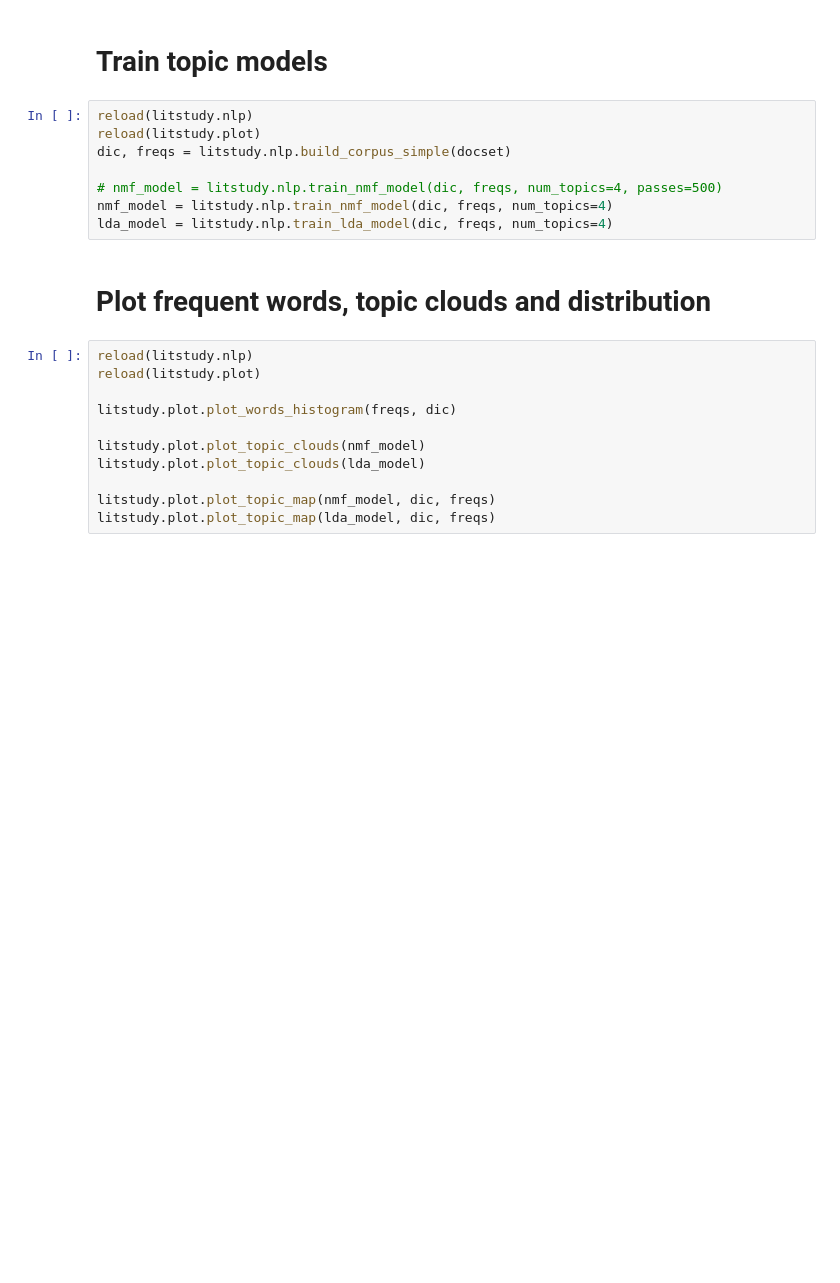
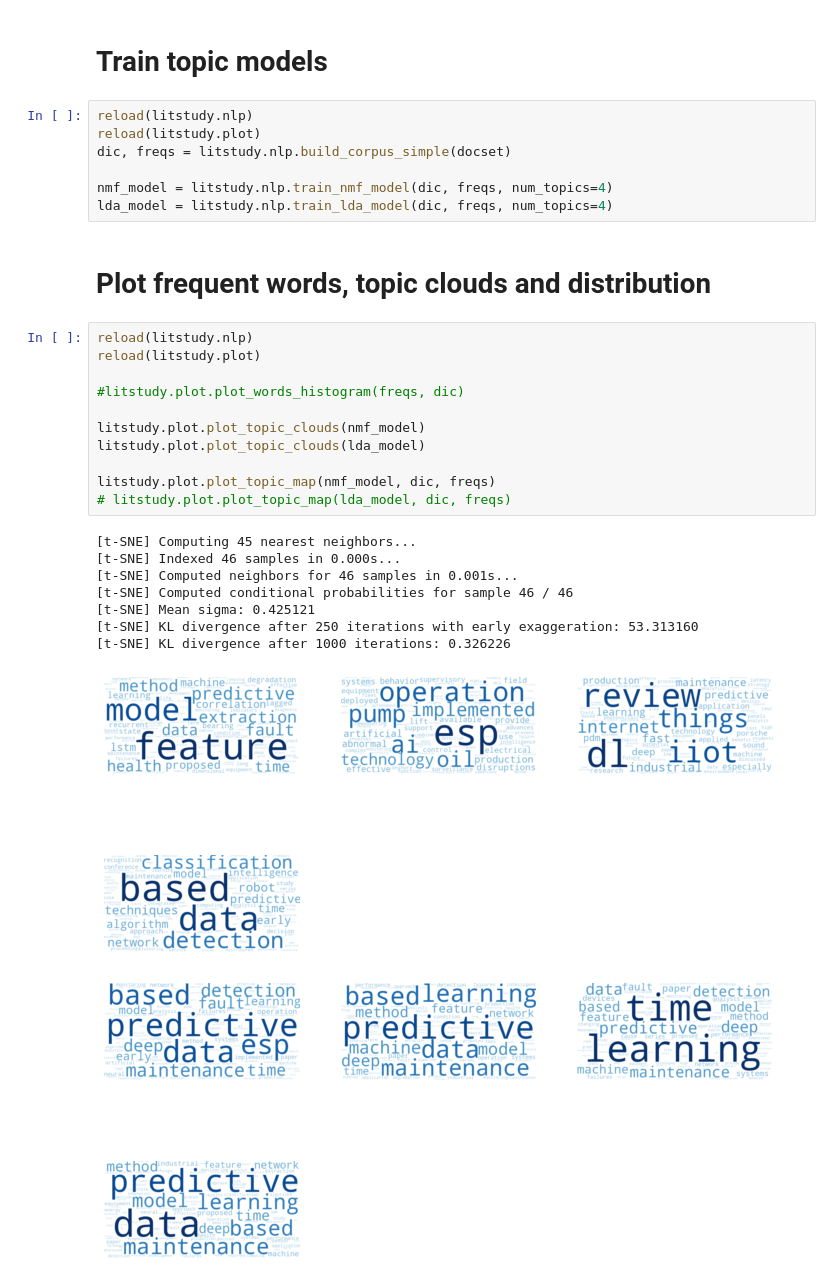
Before and after one commit to NLeSC/litstudy, a Jupyter notebook: literature_analysis.ipynb, the cells around one changed output. Cells and saved outputs as stored; diff of their text form; blank space fills up the shorter version.

Commit message:
Polished  plots

```diff
--- a/literature_analysis.ipynb
+++ b/literature_analysis.ipynb
@@ -50,7 +61,6 @@ reload(litstudy.nlp)
 reload(litstudy.plot)
 dic, freqs = litstudy.nlp.build_corpus_simple(docset)
 
-# nmf_model = litstudy.nlp.train_nmf_model(dic, freqs, num_topics=4, passes=500)
 nmf_model = litstudy.nlp.train_nmf_model(dic, freqs, num_topics=4)
 lda_model = litstudy.nlp.train_lda_model(dic, freqs, num_topics=4)
 # %% [markdown]
@@ -58,11 +68,21 @@ lda_model = litstudy.nlp.train_lda_model(dic, freqs, num_topics=4)
 # %%
 reload(litstudy.nlp)
 reload(litstudy.plot)
 
-litstudy.plot.plot_words_histogram(freqs, dic)
+#litstudy.plot.plot_words_histogram(freqs, dic)
 
 litstudy.plot.plot_topic_clouds(nmf_model)
 litstudy.plot.plot_topic_clouds(lda_model)
 
 litstudy.plot.plot_topic_map(nmf_model, dic, freqs)
-litstudy.plot.plot_topic_map(lda_model, dic, freqs)
+# litstudy.plot.plot_topic_map(lda_model, dic, freqs)
+# %% [output]
+[t-SNE] Computing 45 nearest neighbors...
+[t-SNE] Indexed 46 samples in 0.000s...
+[t-SNE] Computed neighbors for 46 samples in 0.001s...
+[t-SNE] Computed conditional probabilities for sample 46 / 46
+[t-SNE] Mean sigma: 0.425121
+[t-SNE] KL divergence after 250 iterations with early exaggeration: 53.313160
+[t-SNE] KL divergence after 1000 iterations: 0.326226
+[figure, added]
+[figure, added]
```
Also changed, not shown: parts of 2 cells of this notebook, 2 other files.
